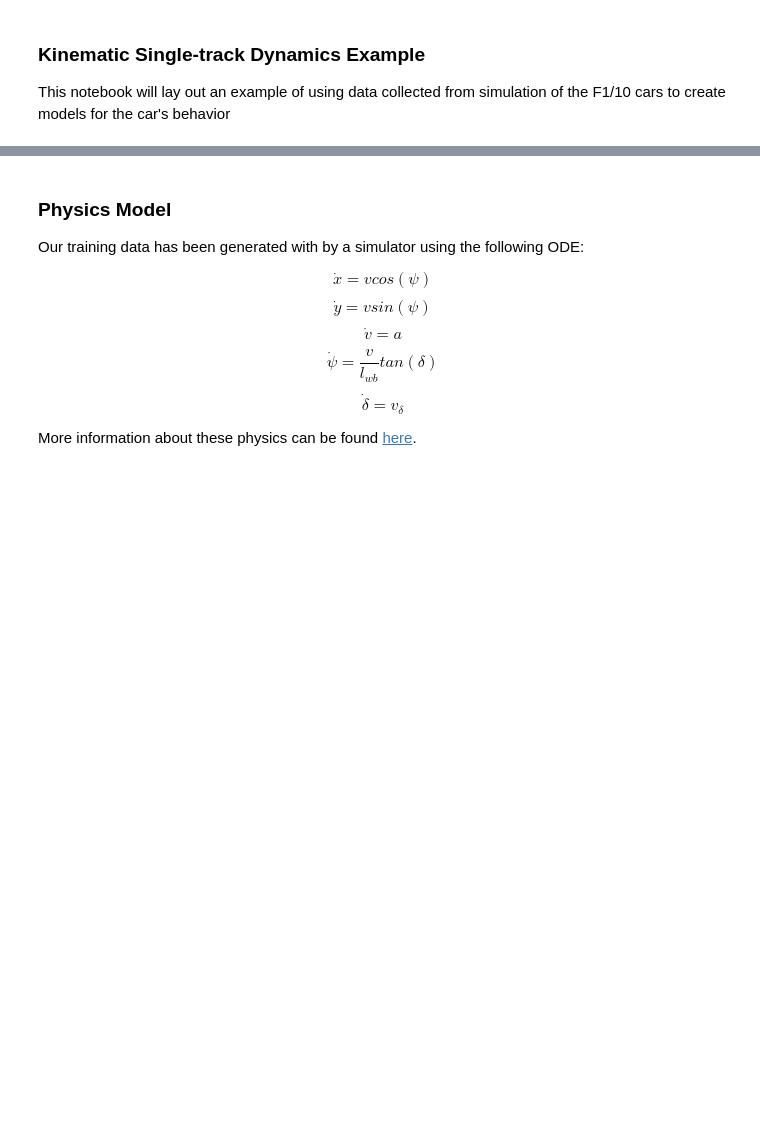
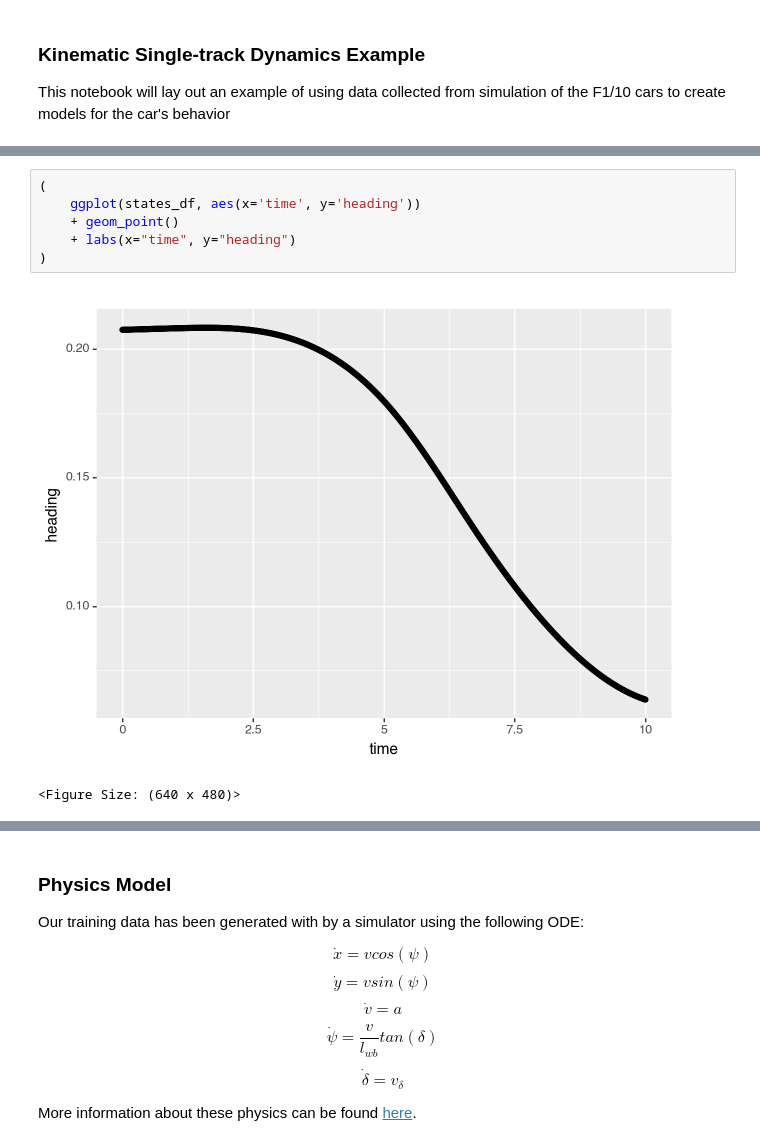
Before and after one commit to cjb873/VehicleDynamicsSINDy, a Jupyter notebook: code/PySINDy.ipynb, the cells around one changed output, grey strips where cells are left out. Saved outputs shown, nothing was run; the diff lists cells and outputs as text; blank space fills up the shorter version.

```diff
--- a/code/PySINDy.ipynb
+++ b/code/PySINDy.ipynb
@@ -64,0 +75,9 @@ states_df
+# %%
+(
+    ggplot(states_df, aes(x='time', y='heading'))
+    + geom_point()
+    + labs(x="time", y="heading")
+)
+# %% [output]
+[figure, added]
+<Figure Size: (640 x 480)>
```
Also changed, not shown: parts of 29 cells of this notebook, 12 other files.
